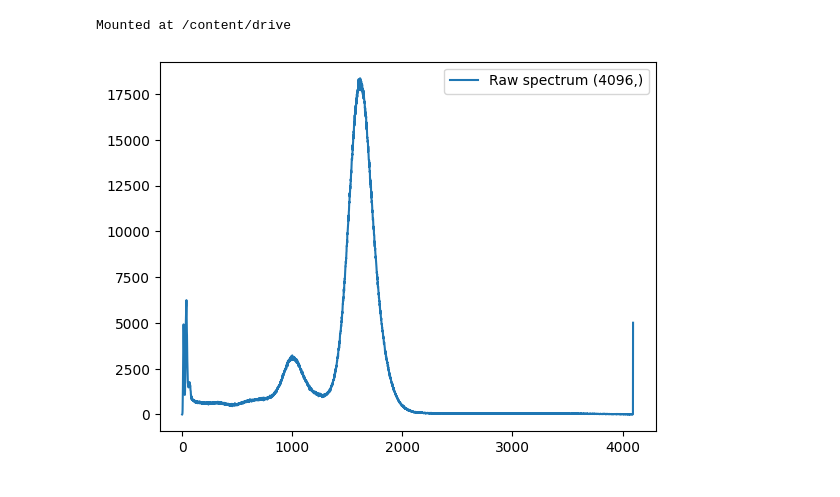
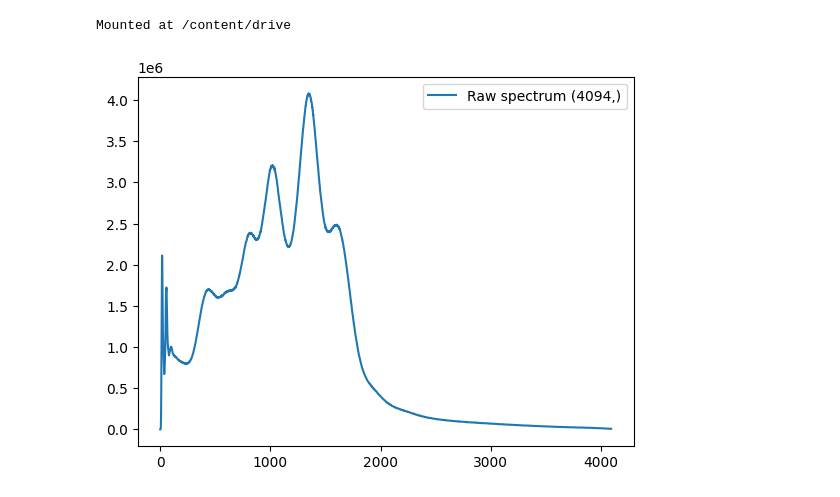
Before and after one commit to erzar0/1d-vit-for-classification-of-xrf-spectra, a Jupyter notebook: data_exploration.ipynb, the cells around one changed output. Cells and saved outputs as stored; diff of their text form; code cells hidden in the pictures.

```diff
--- a/data_exploration.ipynb
+++ b/data_exploration.ipynb
@@ -25,98 +25,100 @@ from scipy.interpolate import interp1d
 import matplotlib.pyplot as plt
 from mpl_toolkits.mplot3d import Axes3D
 
-def map_energy(e_xy, peaks, energies, min_energy=0, max_energy=30, boundry_mask=1, target_length=4096, points_to_extrapolate_count=100):
-    coeff_corr = np.polyfit(peaks, energies, 1)
-    fit_func_corr = np.poly1d(coeff_corr)
-    channel_energies = fit_func_corr(np.arange(e_xy.shape[-1]))
+def preprocess_energy(e_xy, peaks, energies, min_energy=0, max_energy=30
+               , energy_margin=1, target_length=4096, points_to_extrapolate_count=100
+               , plot=False):
+    # Calculate channel to energy mapping
+    correction_coefficients = np.polyfit(peaks, energies, 1)
+    channel_energies = np.poly1d(correction_coefficients)(np.arange(e_xy.shape[-1]))
 
     spectrum_acc = np.sum(e_xy, (0,1), dtype=np.uint32)
 
+    # Fit spectrum in range [min_energy, max_energy]
     mask = (channel_energies >= min_energy) & (channel_energies <= max_energy)
     channel_energies_mapped = channel_energies[mask]
     spectrum_acc_mapped = spectrum_acc[mask]
 
+    # Mask edges of spectrum by energy_margin, as they have lots of noise
+    energy_margin = (channel_energies_mapped < (channel_energies_mapped[0] + energy_margin)) | (channel_energies_mapped > channel_energies_mapped[-1] - energy_margin)
+    spectrum_acc_masked = spectrum_acc_mapped.copy()
+    spectrum_acc_masked[energy_margin] = 0
 
-    boundry_mask = (channel_energies_mapped < (channel_energies_mapped[0] + boundry_mask)) | (channel_energies_mapped > channel_energies_mapped[-1] - boundry_mask)
-    spectrum_acc_masked = spectrum_acc_mapped.copy()
-    spectrum_acc_masked[boundry_mask] = 0
-
+    # Padd spectrum to the right to make sure that it fills entire energy range [min_energy, max_energy]
     step_size = channel_energies_mapped[1] - channel_energies_mapped[0]
     step_count = int((max_energy - channel_energies_mapped[-1]) // step_size)
-
     channel_energies_extrapolated = np.concatenate((channel_energies_mapped, np.linspace(channel_energies_mapped[-1], max_energy, step_count)))
     spectrum_acc_padded = np.concatenate((spectrum_acc_masked, np.zeros(step_count)))
 
+    # Extrapolate masked start of spectrum
     def exponential_function(x, a, b):
         return a * np.exp(b * x)
 
-    POINTS_TO_FIT = 100
     spectrum_acc_extrapolated = spectrum_acc_padded.copy()
-
-    # Extrapolate start
     non_zero_start_idx = np.where((spectrum_acc_padded == 0) & (np.arange(len(spectrum_acc_padded)) < 1000))[0][-1] + 1
     params, covariance = curve_fit(exponential_function
                                    , channel_energies_extrapolated[non_zero_start_idx:non_zero_start_idx + points_to_extrapolate_count]
                                    , spectrum_acc_padded[non_zero_start_idx:non_zero_start_idx + points_to_extrapolate_count]
                                    , maxfev=2000)
     y_extrapolate = exponential_function(channel_energies_extrapolated[:non_zero_start_idx], *params)
-    spectrum_acc_extrapolated[0:non_zero_start_idx] = y_extrapolate
+    spectrum_acc_extrapolated[:non_zero_start_idx] = y_extrapolate
 
-    # Extrapolate end
+    # Extrapolate masked end of spectrum
     non_zero_end_idx = np.where((spectrum_acc_padded == 0) & (np.arange(len(spectrum_acc_padded)) > 1000))[0][0]
     params, covariance = curve_fit(exponential_function
                                    , channel_energies_extrapolated[non_zero_end_idx - points_to_extrapolate_count:non_zero_end_idx]
                                    , spectrum_acc_padded[non_zero_end_idx - points_to_extrapolate_count:non_zero_end_idx]
                                    , maxfev=2000)
     y_extrapolate = exponential_function(channel_energies_extrapolated[non_zero_end_idx:], *params)
     spectrum_acc_extrapolated[non_zero_end_idx:] = y_extrapolate
 
-    # Interpolate
+    # Interpolate to achieve target_length, so it could be processed by neural network
     min_energy = channel_energies_extrapolated[0]
     max_energy = channel_energies_extrapolated[-1]
     channel_energies_interpolated = interp1d(channel_energies_extrapolated, channel_energies_extrapolated, fill_value="extrapolate")(np.linspace(min_energy, max_energy, target_length))
     spectrum_acc_interpolated = interp1d(channel_energies_extrapolated, spectrum_acc_extrapolated, fill_value="extrapolate")(np.linspace(min_energy, max_energy, target_length))
 
 
-    plt.figure(1)
-    plt.plot(spectrum_acc, label=f"Raw spectrum {spectrum_acc.shape}")
-    plt.legend()
+    if plot:
+        plt.figure(1)
+        plt.plot(spectrum_acc, label=f"Raw spectrum {spectrum_acc.shape}")
+        plt.legend()
 
-    plt.figure(2)
-    plt.plot(channel_energies_mapped, spectrum_acc_mapped, label=f"Mapped spectrum {spectrum_acc_mapped.shape}")
-    plt.plot(channel_energies_mapped, spectrum_acc_masked, label=f"Masked spectrum {spectrum_acc_masked.shape}")
-    plt.plot(channel_energies_extrapolated, spectrum_acc_padded, label=f"Padded spectrum {spectrum_acc_padded.shape}")
-    plt.plot(channel_energies_extrapolated, spectrum_acc_extrapolated, label=f"Extrapolated spectrum {spectrum_acc_extrapolated.shape}")
-    plt.plot(channel_energies_interpolated, spectrum_acc_interpolated, label=f"Interpolated spectrum {spectrum_acc_interpolated.shape}")
-    plt.legend()
+        # Plotting 2D plot
+        plt.figure(2)
+        plt.plot(channel_energies, spectrum_acc, label=f"Raw spectrum {spectrum_acc.shape}")
+        plt.plot(channel_energies_mapped, spectrum_acc_mapped, label=f"Mapped spectrum {spectrum_acc_mapped.shape}")
+        plt.plot(channel_energies_mapped, spectrum_acc_masked, label=f"Masked spectrum {spectrum_acc_masked.shape}")
+        plt.plot(channel_energies_extrapolated, spectrum_acc_padded, label=f"Padded spectrum {spectrum_acc_padded.shape}")
+        plt.plot(channel_energies_extrapolated, spectrum_acc_extrapolated, label=f"Extrapolated spectrum {spectrum_acc_extrapolated.shape}")
+        plt.plot(channel_energies_interpolated, spectrum_acc_interpolated, label=f"Interpolated spectrum {spectrum_acc_interpolated.shape}")
+        plt.legend()
 
-    # Plotting the 3D series of 2D plots
-    fig = plt.figure(3, figsize=(12, 12))
-    ax = fig.add_subplot(111, projection='3d')
-    ax.plot(channel_energies_mapped, spectrum_acc_mapped / np.max(spectrum_acc_mapped), zs=1, label=f"Mapped spectrum {spectrum_acc_mapped.shape}")
-    ax.plot(channel_energies_mapped, spectrum_acc_masked / np.max(spectrum_acc_masked), zs=2, label=f"Masked spectrum {spectrum_acc_masked.shape}")
-    ax.plot(channel_energies_extrapolated, spectrum_acc_padded / np.max(spectrum_acc_padded), zs=3, label=f"Padded spectrum {spectrum_acc_padded.shape}")
-    ax.plot(channel_energies_extrapolated, spectrum_acc_extrapolated / np.max(spectrum_acc_extrapolated), zs=4, label=f"Extrapolated spectrum {spectrum_acc_extrapolated.shape}")
-    ax.plot(channel_energies_interpolated, spectrum_acc_interpolated / np.max(spectrum_acc_interpolated), zs=5, label=f"Interpolated spectrum {spectrum_acc_interpolated.shape}")
-    ax.set_xlabel('Channel Energy [KeV]')
-    ax.set_ylabel('Intensity')
-    ax.set_zlabel('Spectrum')
-    ax.view_init(elev=20, azim=260)
-    ax.legend()
-    plt.show()
+        # Plotting the 3D series of 2D plots
+        fig = plt.figure(3, figsize=(12, 12))
+        ax = fig.add_subplot(111, projection='3d')
+        ax.plot(channel_energies, spectrum_acc / np.max(spectrum_acc), zs=0, label=f"Raw spectrum {spectrum_acc.shape}")
+        ax.plot(channel_energies_mapped, spectrum_acc_mapped / np.max(spectrum_acc_mapped), zs=1, label=f"Mapped spectrum {spectrum_acc_mapped.shape}")
+        ax.plot(channel_energies_mapped, spectrum_acc_masked / np.max(spectrum_acc_masked), zs=2, label=f"Masked spectrum {spectrum_acc_masked.shape}")
+        ax.plot(channel_energies_extrapolated, spectrum_acc_padded / np.max(spectrum_acc_padded), zs=3, label=f"Padded spectrum {spectrum_acc_padded.shape}")
+        ax.plot(channel_energies_extrapolated, spectrum_acc_extrapolated / np.max(spectrum_acc_extrapolated), zs=4, label=f"Extrapolated spectrum {spectrum_acc_extrapolated.shape}")
+        ax.plot(channel_energies_interpolated, spectrum_acc_interpolated / np.max(spectrum_acc_interpolated), zs=5, label=f"Interpolated spectrum {spectrum_acc_interpolated.shape}")
+        ax.set_xlabel('Channel Energy [KeV]')
+        ax.set_ylabel('Intensity')
+        ax.set_zlabel('Spectrum')
+        ax.view_init(elev=20, azim=260)
+        ax.legend()
+        plt.show()
 
     return channel_energies_interpolated, spectrum_acc_interpolated
 
-# peaks_sobieski = [817, 1016,1347, 1598]
-# energies_sobieski = [6.405, 8.046, 10.551, 12.614]
-# channel_energies_mapped, spectrum_acc_mapped = map_energy(sobieski_e_xy, peaks_sobieski, energies_sobieski)
+peaks_sobieski = [817, 1016,1347, 1598]
+energies_sobieski = [6.405, 8.046, 10.551, 12.614]
+channel_energies_mapped, spectrum_acc_mapped = preprocess_energy(sobieski_e_xy, peaks_sobieski, energies_sobieski, plot=True)
 
-peaks_copper_plate = [720, 985, 1594, 2068]
-energies_copper_plate = [3.692, 5.088, 8.046, 10.551]
+# peaks_copper_plate = [720, 985, 1594, 2068]
+# energies_copper_plate = [3.692, 5.088, 8.046, 10.551]
 
-channel_energies, spectrum_acc = map_energy(copper_plate_e_xy, peaks_copper_plate, energies_copper_plate)
-
-
-plt.legend()
+# channel_energies, spectrum_acc = map_energy(copper_plate_e_xy, peaks_copper_plate, energies_copper_plate)
 # %% [output]
-[figure, old version]
+[figure, new version]
```
Also changed, not shown: parts of 19 cells of this notebook.
